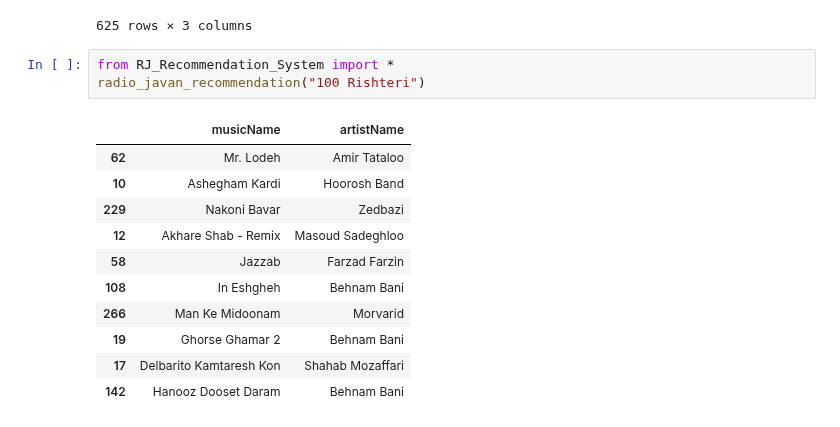
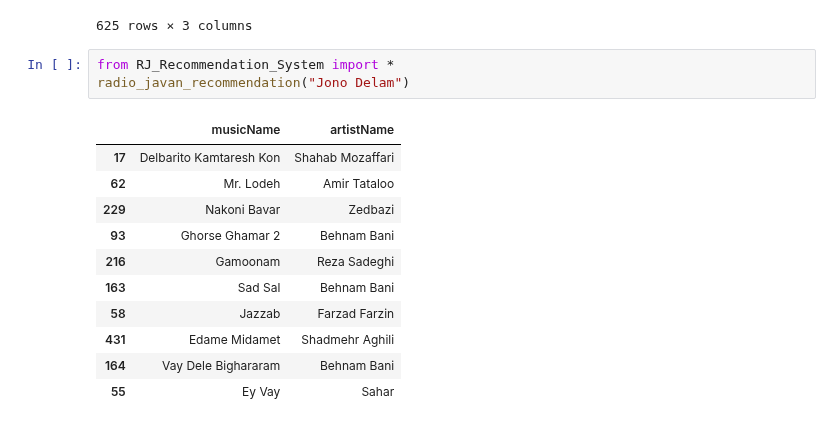
Before and after one commit to behnamy2010/Music-recommender-system, a Jupyter notebook: music recommender system.ipynb, the cells around one changed output. Drawn from its saved outputs; the diff is of its cells as text.

```diff
--- a/music recommender system.ipynb
+++ b/music recommender system.ipynb
@@ -230,16 +230,16 @@ df[['artistName','musicName','pubdate']]
 625 rows × 3 columns
 # %%
 from RJ_Recommendation_System import *
-radio_javan_recommendation("100 Rishteri")
+radio_javan_recommendation("Jono Delam")
 # %% [output]
 |  | musicName | artistName |
+| 17 | Delbarito Kamtaresh Kon | Shahab Mozaffari |
 | 62 | Mr. Lodeh | Amir Tataloo |
-| 10 | Ashegham Kardi | Hoorosh Band |
 | 229 | Nakoni Bavar | Zedbazi |
-| 12 | Akhare Shab - Remix | Masoud Sadeghloo |
+| 93 | Ghorse Ghamar 2 | Behnam Bani |
+| 216 | Gamoonam | Reza Sadeghi |
+| 163 | Sad Sal | Behnam Bani |
 | 58 | Jazzab | Farzad Farzin |
-| 108 | In Eshgheh | Behnam Bani |
-| 266 | Man Ke Midoonam | Morvarid |
-| 19 | Ghorse Ghamar 2 | Behnam Bani |
-| 17 | Delbarito Kamtaresh Kon | Shahab Mozaffari |
-| 142 | Hanooz Dooset Daram | Behnam Bani |
+| 431 | Edame Midamet | Shadmehr Aghili |
+| 164 | Vay Dele Bighararam | Behnam Bani |
+| 55 | Ey Vay | Sahar |
```
